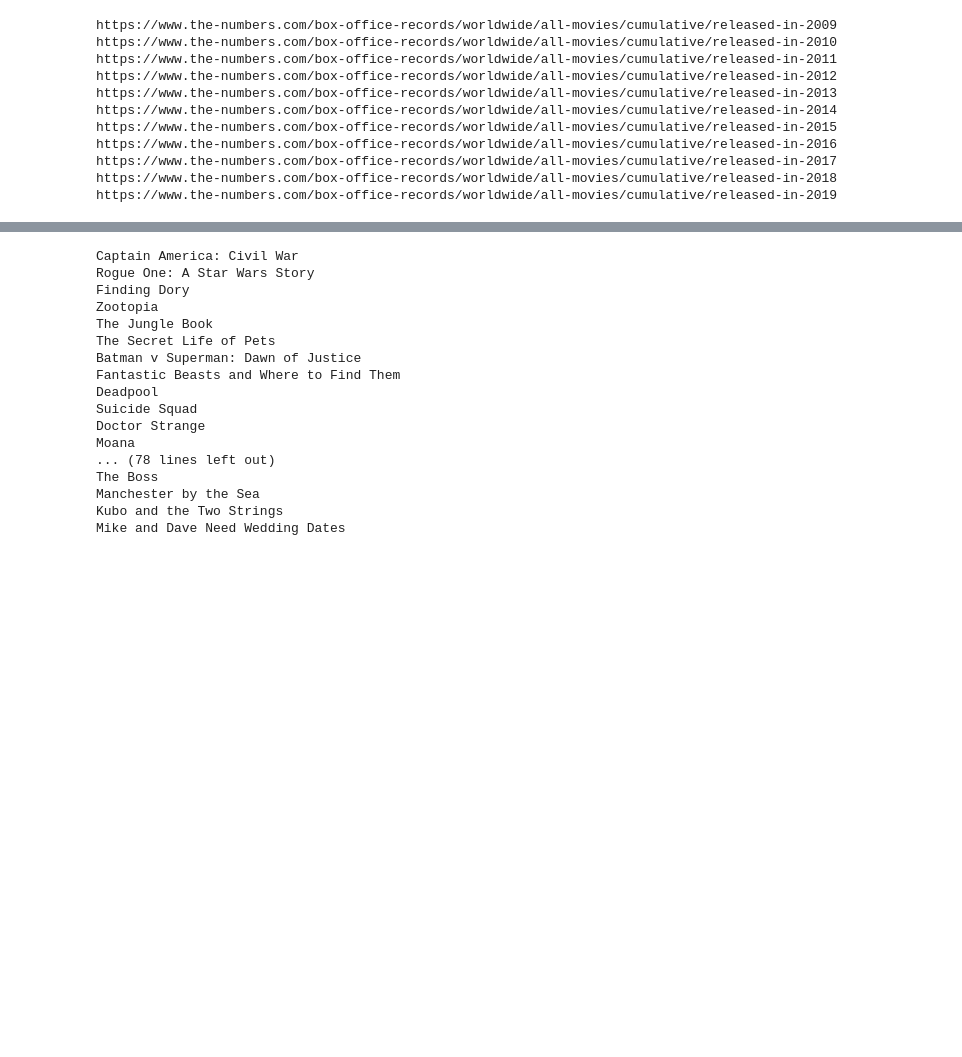
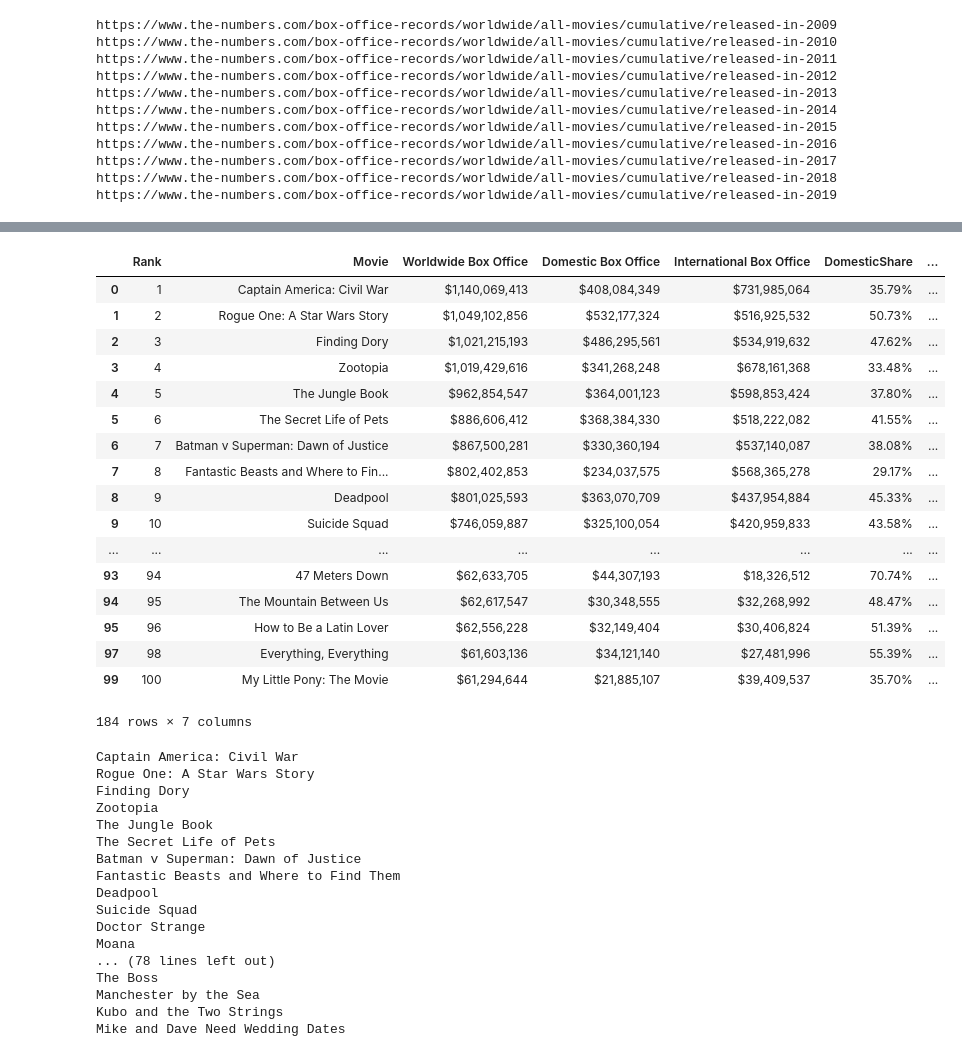
Before and after one commit to ColinMaloney/movies, a Jupyter notebook: movie_grossing.ipynb, the cells around one changed output, grey strips where cells are left out. Saved outputs shown, nothing was run; the diff lists cells and outputs as text; code cells hidden in the pictures; blank space fills up the shorter version.

Commit message:
not appending

```diff
--- a/movie_grossing.ipynb
+++ b/movie_grossing.ipynb
@@ -120,3 +154,24 @@ yearly_df.head(50)
+# %%
+yearly2016_df.append(yearly2017_df)
+# %% [output]
+|  | Rank | Movie | Worldwide Box Office | Domestic Box Office | International Box Office | DomesticShare | ... |
+| 0 | 1 | Captain America: Civil War | $1,140,069,413 | $408,084,349 | $731,985,064 | 35.79% | ... |
+| 1 | 2 | Rogue One: A Star Wars Story | $1,049,102,856 | $532,177,324 | $516,925,532 | 50.73% | ... |
+| 2 | 3 | Finding Dory | $1,021,215,193 | $486,295,561 | $534,919,632 | 47.62% | ... |
+| 3 | 4 | Zootopia | $1,019,429,616 | $341,268,248 | $678,161,368 | 33.48% | ... |
+| 4 | 5 | The Jungle Book | $962,854,547 | $364,001,123 | $598,853,424 | 37.80% | ... |
+| 5 | 6 | The Secret Life of Pets | $886,606,412 | $368,384,330 | $518,222,082 | 41.55% | ... |
+| 6 | 7 | Batman v Superman: Dawn of Justice | $867,500,281 | $330,360,194 | $537,140,087 | 38.08% | ... |
+| 7 | 8 | Fantastic Beasts and Where to Fin... | $802,402,853 | $234,037,575 | $568,365,278 | 29.17% | ... |
+| 8 | 9 | Deadpool | $801,025,593 | $363,070,709 | $437,954,884 | 45.33% | ... |
+| 9 | 10 | Suicide Squad | $746,059,887 | $325,100,054 | $420,959,833 | 43.58% | ... |
+| ... | ... | ... | ... | ... | ... | ... | ... |
+| 93 | 94 | 47 Meters Down | $62,633,705 | $44,307,193 | $18,326,512 | 70.74% | ... |
+| 94 | 95 | The Mountain Between Us | $62,617,547 | $30,348,555 | $32,268,992 | 48.47% | ... |
+| 95 | 96 | How to Be a Latin Lover | $62,556,228 | $32,149,404 | $30,406,824 | 51.39% | ... |
+| 97 | 98 | Everything, Everything | $61,603,136 | $34,121,140 | $27,481,996 | 55.39% | ... |
+| 99 | 100 | My Little Pony: The Movie | $61,294,644 | $21,885,107 | $39,409,537 | 35.70% | ... |
+184 rows × 7 columns
 # %%
 movies = yearly_df['Movie']
 year_2016_list = []
```
Also changed, not shown: parts of 11 cells of this notebook.
